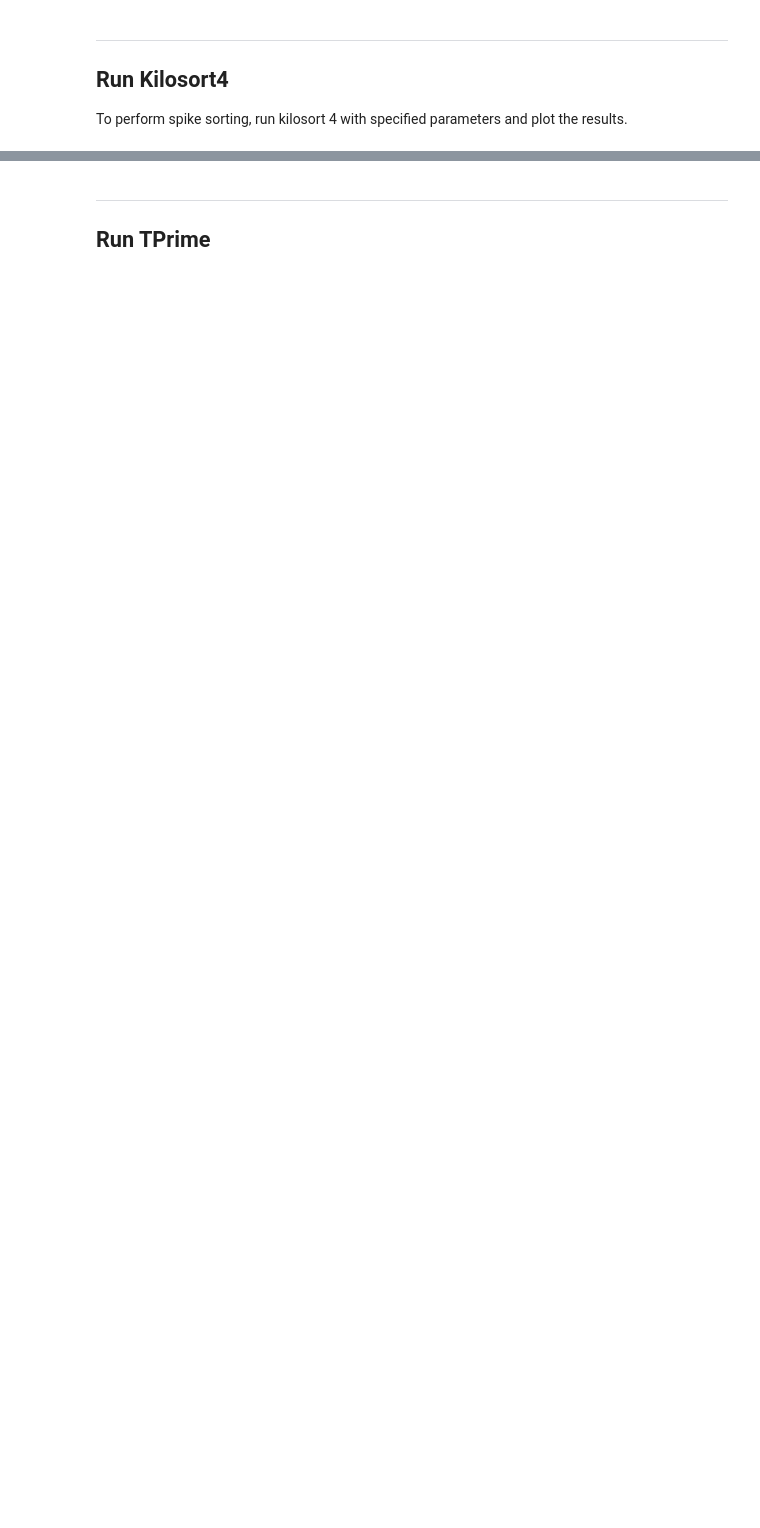
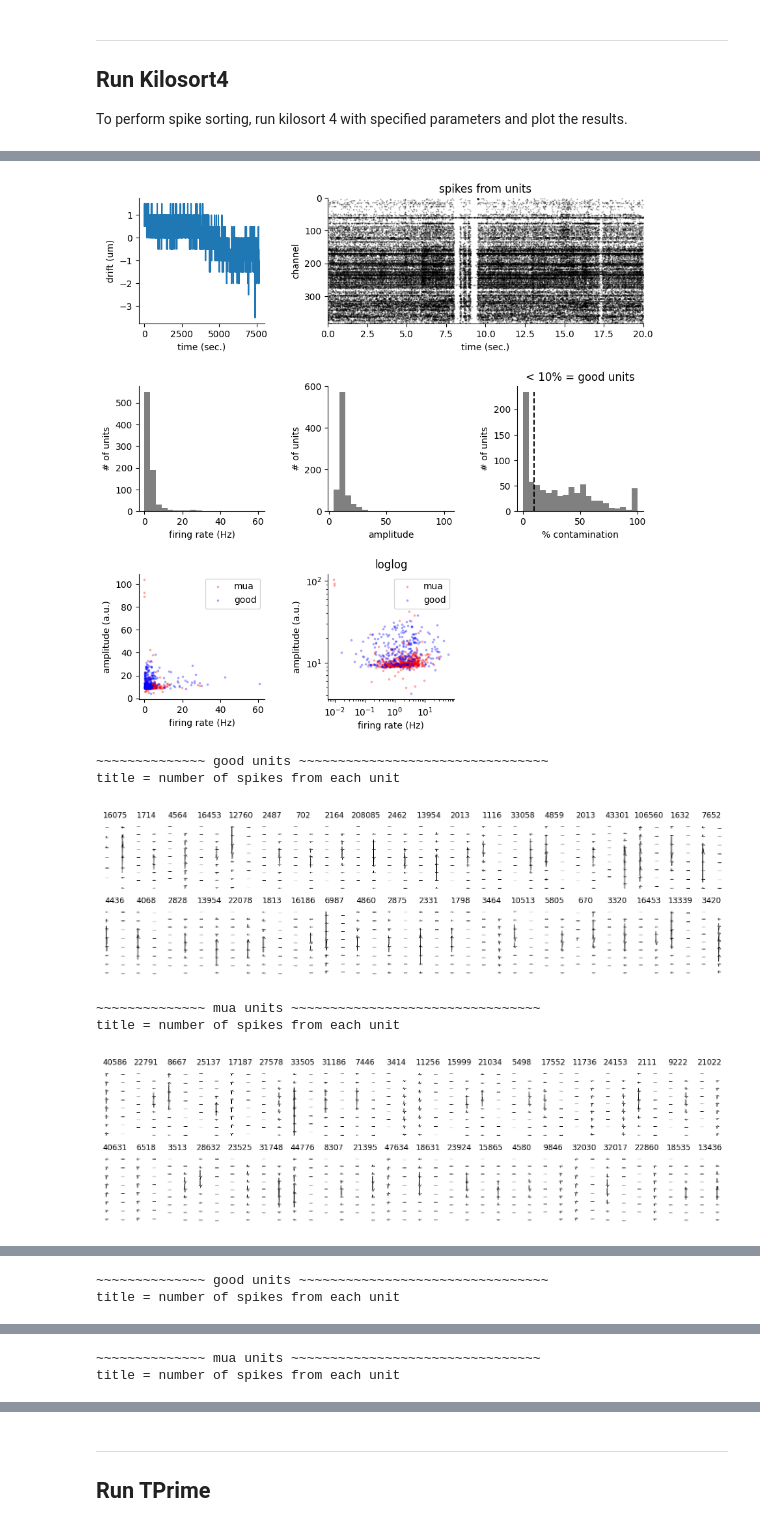
Before and after one commit to rahim-hashim/Kilosort4-SGLX, a Jupyter notebook: run_kilosort4.ipynb, the cells around one changed output, grey strips where cells are left out. Cells and saved outputs as stored; diff of their text form; code cells hidden in the pictures; blank space fills up the shorter version.

```diff
--- a/run_kilosort4.ipynb
+++ b/run_kilosort4.ipynb
@@ -312,0 +502,18 @@ title = number of spikes from each unit
+# %%
+run_ks4 = False
+map_file = os.path.join(os.getcwd(), 'configFiles/neuropixels_NHP_channel_map_linear_v1.mat')
+n_channels = 385
+results = defaultdict(lambda: defaultdict(dict))
+
+results, settings_dict = run_ks4_py(run_ks4, session_params, imec_folder_dict, map_file, n_channels)
+# %%
+for imec_num, settings in settings_dict.items():
+	plot_results(settings)
+# %% [output]
+[figure, added]
+~~~~~~~~~~~~~~ good units ~~~~~~~~~~~~~~~~~~~~~~~~~~~~~~~~
+title = number of spikes from each unit
+[figure, added]
+~~~~~~~~~~~~~~ mua units ~~~~~~~~~~~~~~~~~~~~~~~~~~~~~~~~
+title = number of spikes from each unit
+[figure, added]
@@ -312,0 +521,2 @@ title = number of spikes from each unit
+~~~~~~~~~~~~~~ good units ~~~~~~~~~~~~~~~~~~~~~~~~~~~~~~~~
+title = number of spikes from each unit
@@ -312,0 +524,2 @@ title = number of spikes from each unit
+~~~~~~~~~~~~~~ mua units ~~~~~~~~~~~~~~~~~~~~~~~~~~~~~~~~
+title = number of spikes from each unit
```
Also changed, not shown: parts of 12 cells of this notebook, 2 other files.
